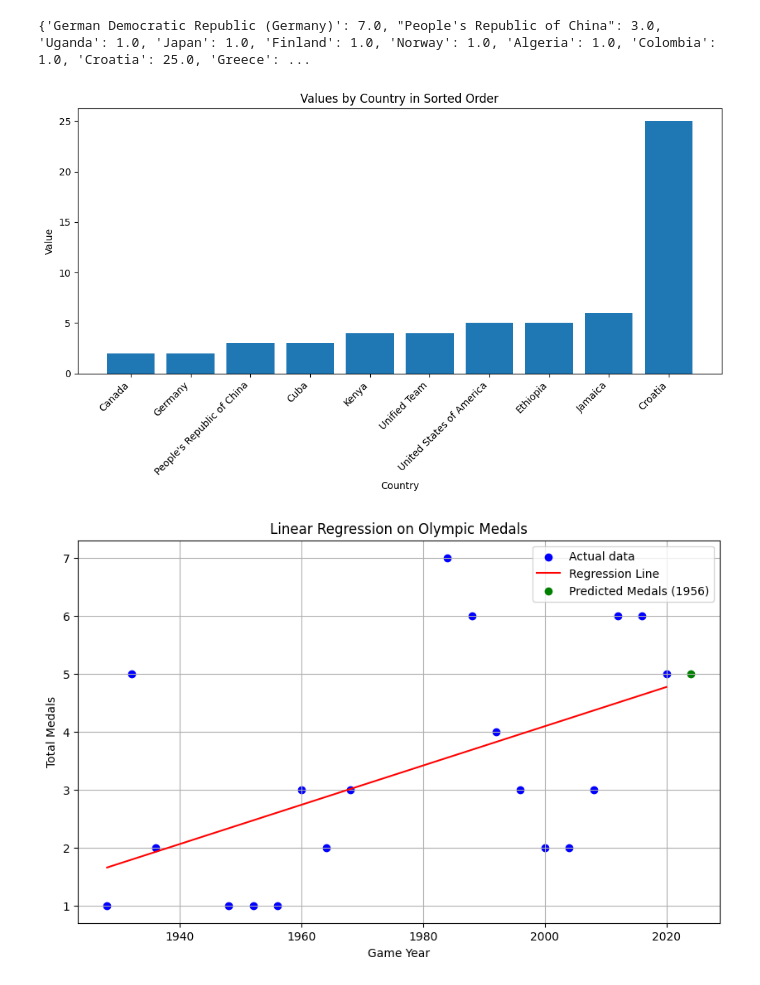
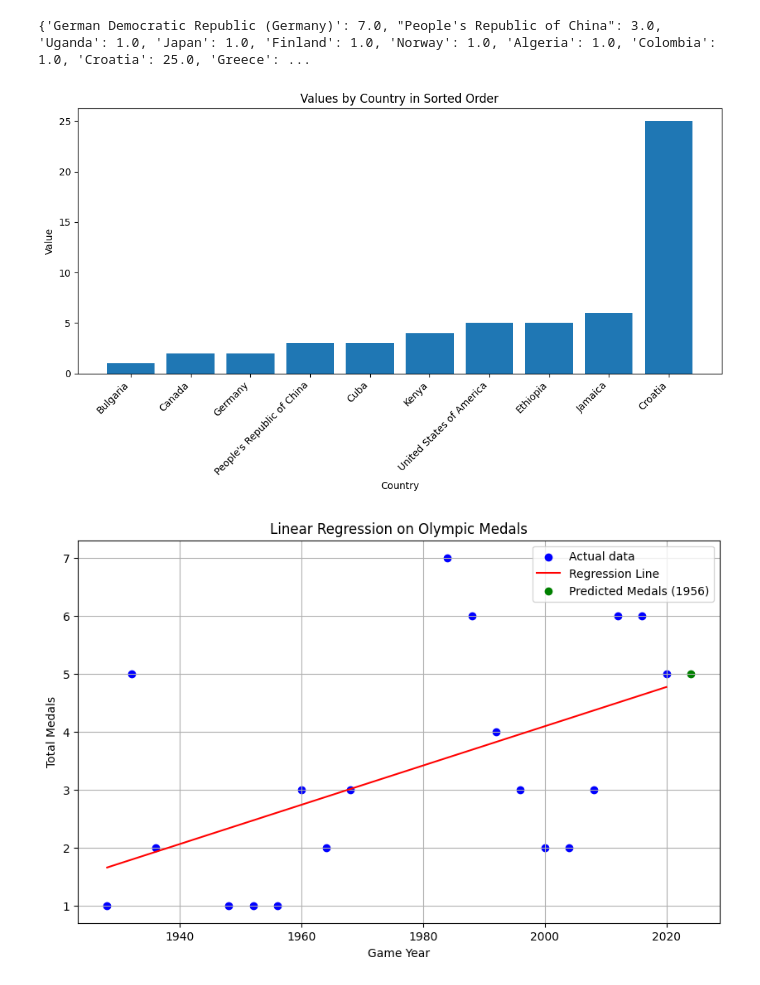
Before and after one commit to nomadflamingo/2021-olympics-data-analysis, a Jupyter notebook: src/eda.ipynb, the cells around one changed output. Saved outputs shown, nothing was run; the diff lists cells and outputs as text; code cells hidden in the pictures.

Commit message:
fix bar plot

```diff
--- a/src/eda.ipynb
+++ b/src/eda.ipynb
@@ -231,23 +231,23 @@ print(medal_preds)
 {'German Democratic Republic (Germany)': 7.0, "People's Republic of China": 3.0, 'Uganda': 1.0, 'Japan': 1.0, 'Finland': 1.0, 'Norway': 1.0, 'Algeria': 1.0, 'Colombia': 1.0, 'Croatia': 25.0, 'Greece': ...
 # %%
 medal_preds
-filtered_data = {k: v for k, v in medal_preds.items() if k not in ['Soviet Union', 'German Democratic Republic (Germany)', 'Russian Federation', 'United Team']}
+filtered_data = {k: v for k, v in medal_preds.items() if k not in ['Soviet Union', 'German Democratic Republic (Germany)', 'Russian Federation', 'Unified Team', 'Federal Republic of Germany']}
 sorted_data = dict(sorted(filtered_data.items(), key=lambda item: item[1]))
 sorted_data = dict(list(sorted_data.items())[-10:])
 
 # Creating the bar plot
 plt.figure(figsize=(10, 6))
 plt.bar(sorted_data.keys(), sorted_data.values())
 plt.xlabel('Country')
 plt.ylabel('Value')
 plt.title('Values by Country in Sorted Order')
 plt.xticks(rotation=45, ha='right')
 plt.tight_layout()
 
 # Display the plot
 plt.show()
 # %% [output]
-[figure, old version]
+[figure, new version]
 # %%
 plt.figure(figsize=(10, 6))
 plt.scatter(athletics_women_us['game_year'], athletics_women_us['total_medals'], color='blue', label='Actual data')
```
